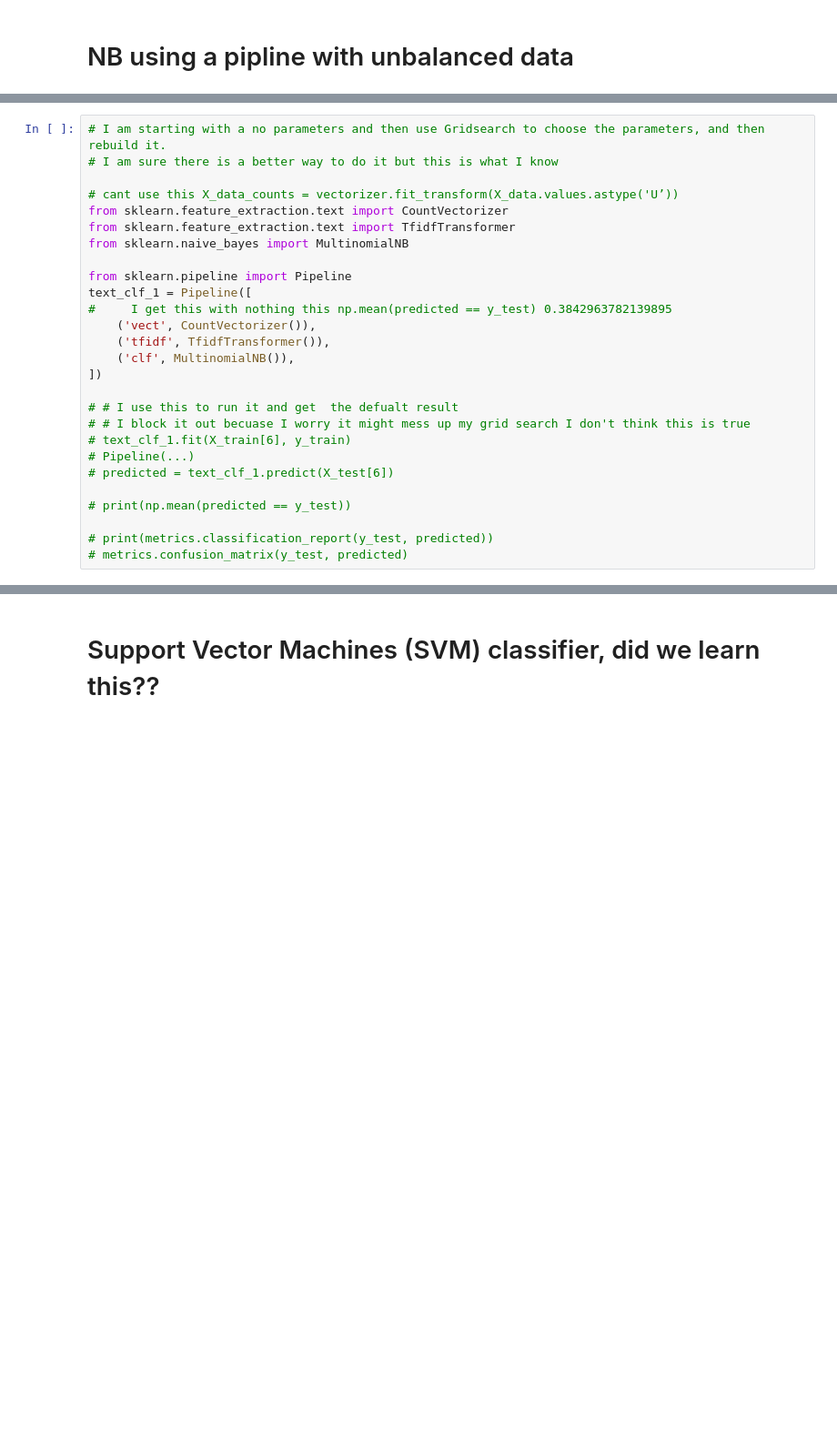
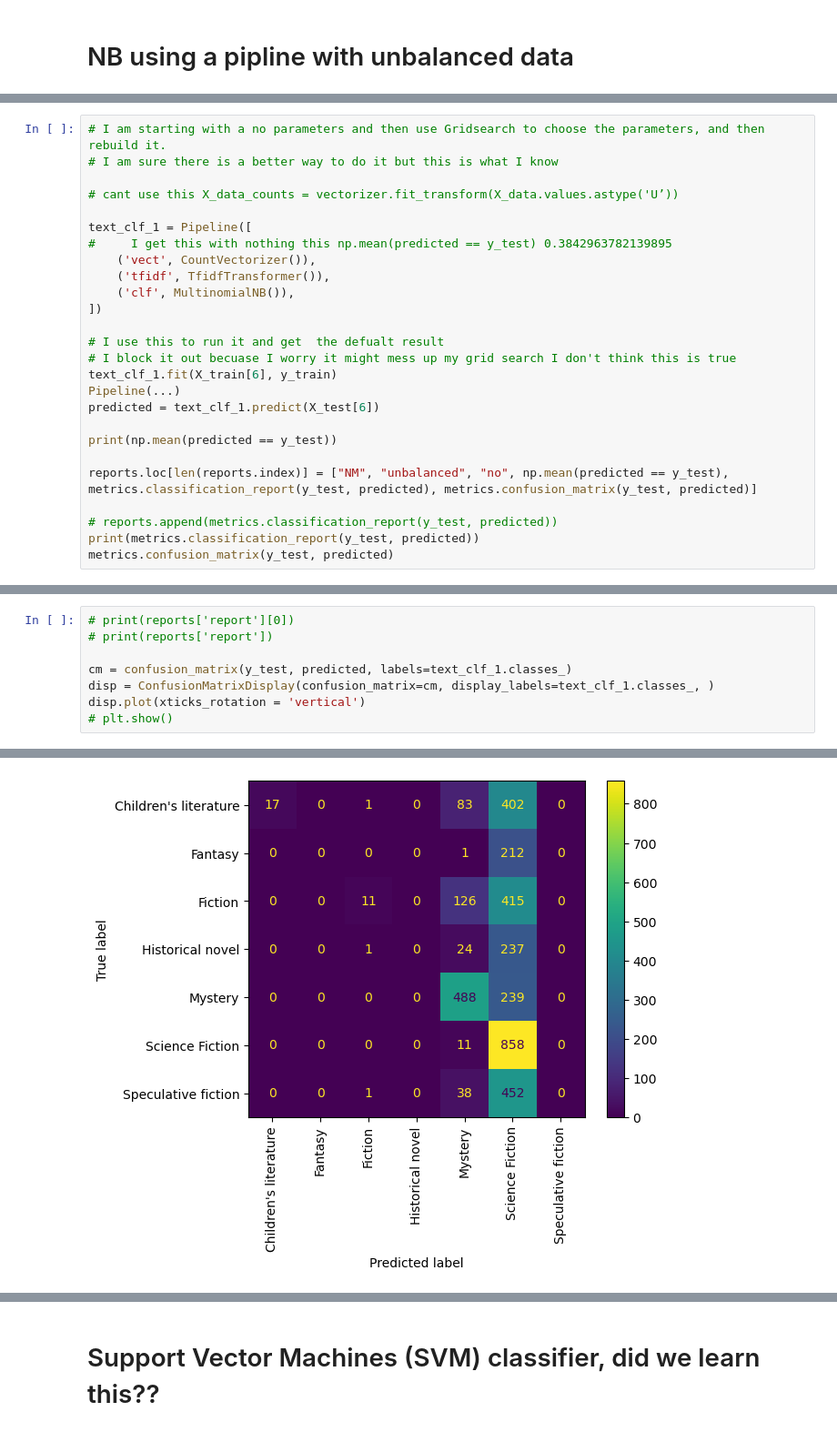
Before and after one commit to michaelrios2015/dm_project, a Jupyter notebook: project.ipynb, the cells around one changed output, grey strips where cells are left out. Shown at 91% size. Drawn from its saved outputs; the diff is of its cells as text; blank space fills up the shorter version.

```diff
--- a/project.ipynb
+++ b/project.ipynb
@@ -469,11 +469,7 @@ Name: category, Length: 7019, dtype: object
 # I am sure there is a better way to do it but this is what I know
 
 # cant use this X_data_counts = vectorizer.fit_transform(X_data.values.astype('U’))
-from sklearn.feature_extraction.text import CountVectorizer
-from sklearn.feature_extraction.text import TfidfTransformer
-from sklearn.naive_bayes import MultinomialNB
 
-from sklearn.pipeline import Pipeline
 text_clf_1 = Pipeline([
 #     I get this with nothing this np.mean(predicted == y_test) 0.3842963782139895
     ('vect', CountVectorizer()),
@@ -481,13 +477,16 @@ text_clf_1 = Pipeline([
     ('clf', MultinomialNB()),
 ])
 
-# # I use this to run it and get  the defualt result
-# # I block it out becuase I worry it might mess up my grid search I don't think this is true
-# text_clf_1.fit(X_train[6], y_train)
-# Pipeline(...)
-# predicted = text_clf_1.predict(X_test[6])
+# I use this to run it and get  the defualt result
+# I block it out becuase I worry it might mess up my grid search I don't think this is true
+text_clf_1.fit(X_train[6], y_train)
+Pipeline(...)
+predicted = text_clf_1.predict(X_test[6])
 
-# print(np.mean(predicted == y_test))
+print(np.mean(predicted == y_test))
 
-# print(metrics.classification_report(y_test, predicted))
-# metrics.confusion_matrix(y_test, predicted)
+reports.loc[len(reports.index)] = ["NM", "unbalanced", "no", np.mean(predicted == y_test), metrics.classification_report(y_test, predicted), metrics.confusion_matrix(y_test, predicted)]
+
+# reports.append(metrics.classification_report(y_test, predicted))
+print(metrics.classification_report(y_test, predicted))
+metrics.confusion_matrix(y_test, predicted)
@@ -506,0 +528,9 @@ parameters = {
+# %%
+# print(reports['report'][0])
+# print(reports['report'])
+
+cm = confusion_matrix(y_test, predicted, labels=text_clf_1.classes_)
+disp = ConfusionMatrixDisplay(confusion_matrix=cm, display_labels=text_clf_1.classes_, )
+disp.plot(xticks_rotation = 'vertical')
+# plt.show()
+# %% [output]
@@ -507,3 +538,4 @@ parameters = {
+[figure, added]
 # %%
 # this actually does teh seracing and takes a really long time, you can use just part of the data
 # and it goes much faster or use all teh data and let it run overnight
```
Also changed, not shown: parts of 63 cells of this notebook.
